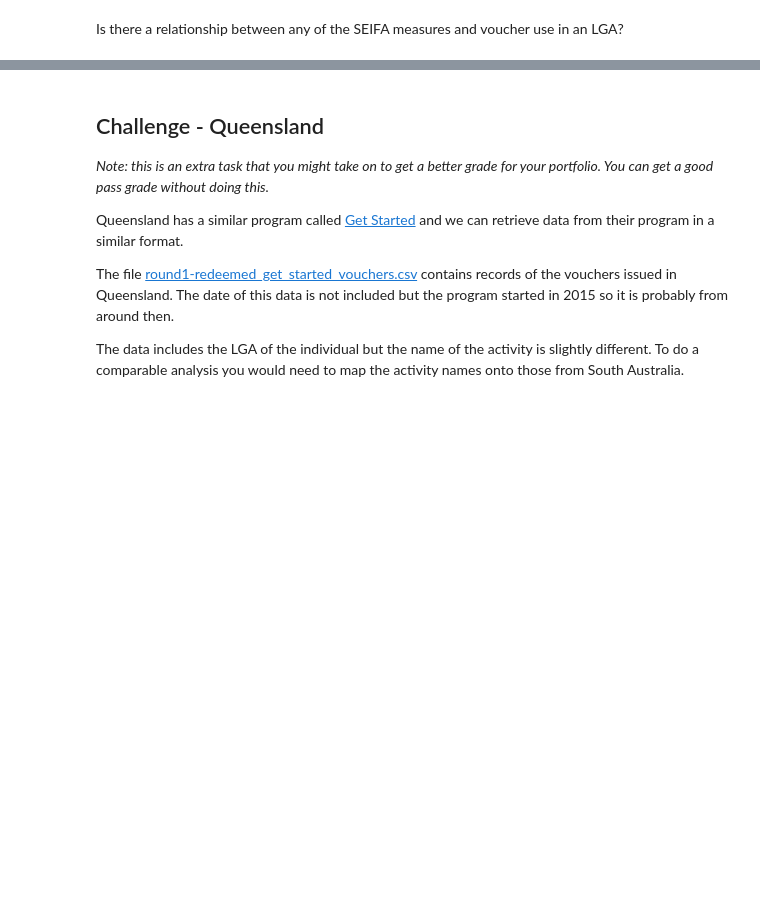
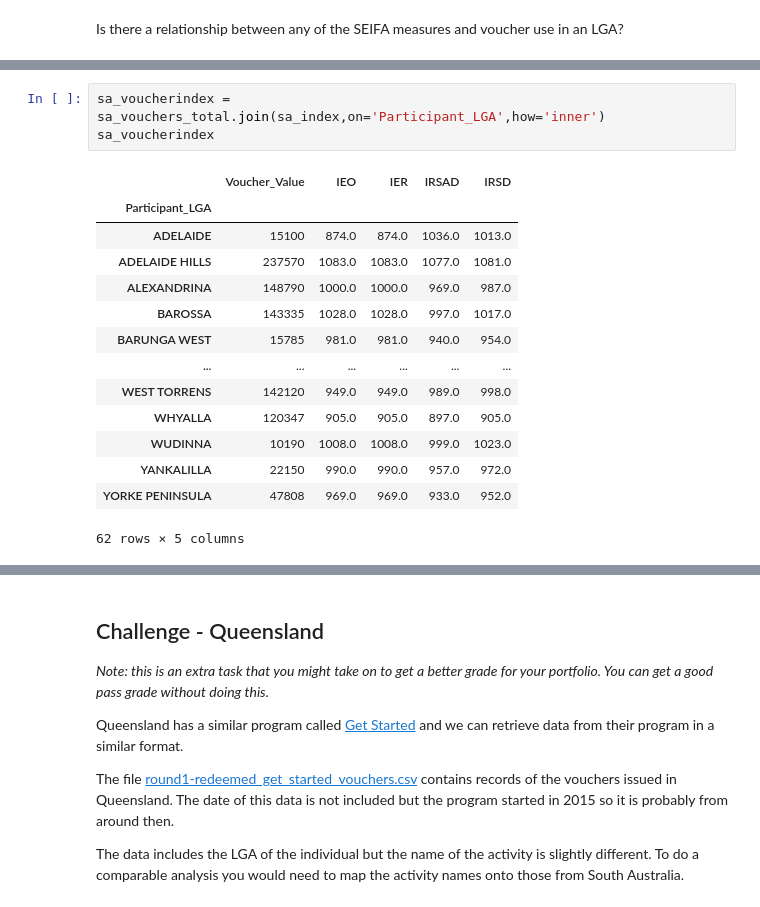
Before and after one commit to walthersy/DataScience-Portfolio, a Jupyter notebook: Portfolio 2.ipynb, the cells around one changed output, grey strips where cells are left out. Drawn from its saved outputs; the diff is of its cells as text; blank space fills up the shorter version.

```diff
--- a/Portfolio 2.ipynb
+++ b/Portfolio 2.ipynb
@@ -156,0 +221,18 @@ Is there a relationship between any of the SEIFA measures and voucher use in an
+# %%
+sa_voucherindex = sa_vouchers_total.join(sa_index,on='Participant_LGA',how='inner')
+sa_voucherindex
+# %% [output]
+|  | Voucher_Value | IEO | IER | IRSAD | IRSD |
+| Participant_LGA |  |  |  |  |  |
+| ADELAIDE | 15100 | 874.0 | 874.0 | 1036.0 | 1013.0 |
+| ADELAIDE HILLS | 237570 | 1083.0 | 1083.0 | 1077.0 | 1081.0 |
+| ALEXANDRINA | 148790 | 1000.0 | 1000.0 | 969.0 | 987.0 |
+| BAROSSA | 143335 | 1028.0 | 1028.0 | 997.0 | 1017.0 |
+| BARUNGA WEST | 15785 | 981.0 | 981.0 | 940.0 | 954.0 |
+| ... | ... | ... | ... | ... | ... |
+| WEST TORRENS | 142120 | 949.0 | 949.0 | 989.0 | 998.0 |
+| WHYALLA | 120347 | 905.0 | 905.0 | 897.0 | 905.0 |
+| WUDINNA | 10190 | 1008.0 | 1008.0 | 999.0 | 1023.0 |
+| YANKALILLA | 22150 | 990.0 | 990.0 | 957.0 | 972.0 |
+| YORKE PENINSULA | 47808 | 969.0 | 969.0 | 933.0 | 952.0 |
+62 rows × 5 columns
```
Also changed, not shown: parts of 10 cells of this notebook.
